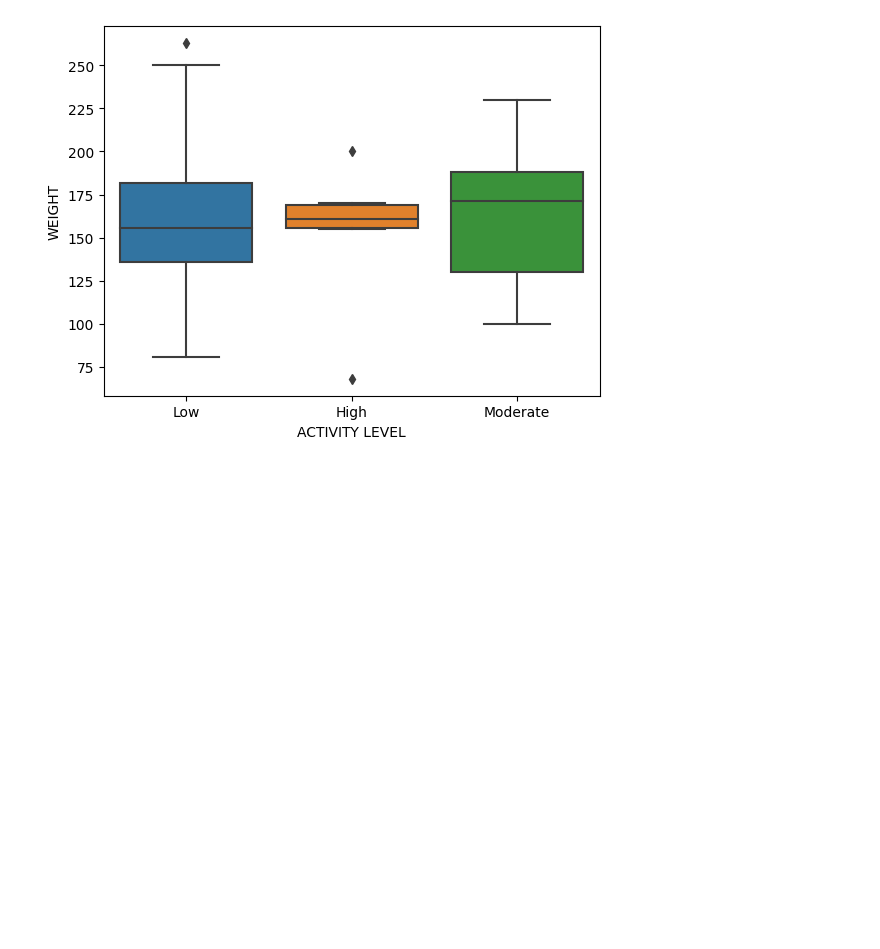
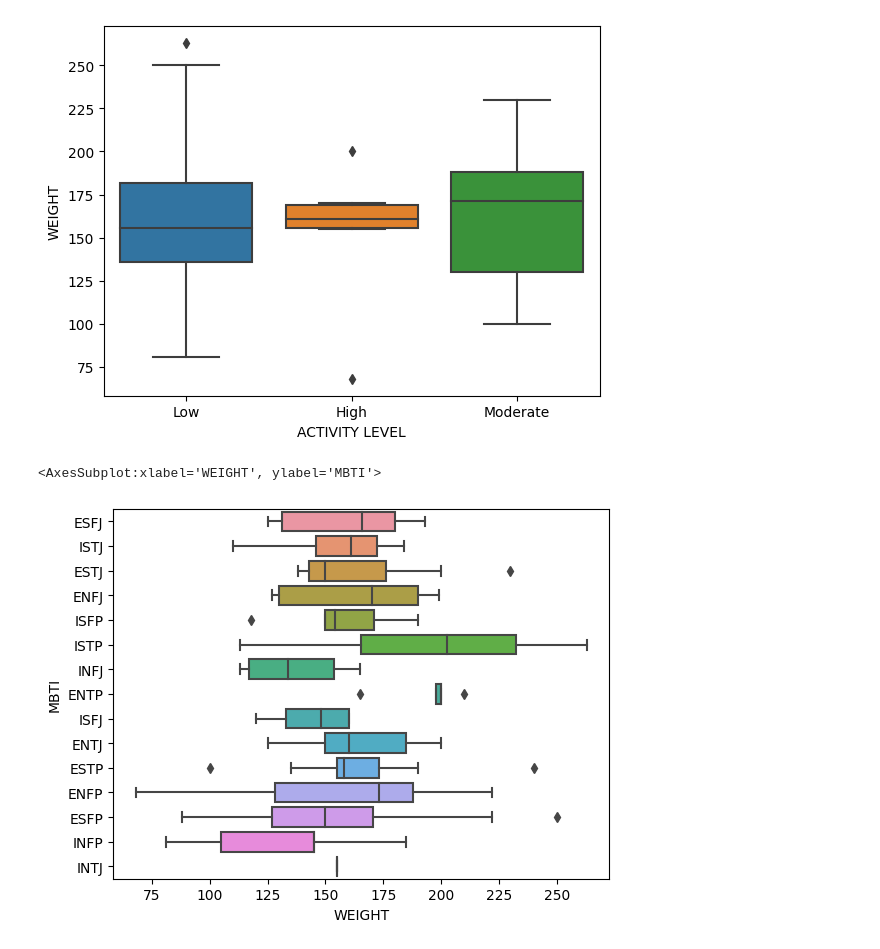
Before and after one commit to ortizfram/Correlation-Posture-VS-Personality-Trait, a Jupyter notebook: correlation.ipynb, the cells around one changed output. Saved outputs shown, nothing was run; the diff lists cells and outputs as text; code cells hidden in the pictures; blank space fills up the shorter version.

```diff
--- a/correlation.ipynb
+++ b/correlation.ipynb
@@ -156,3 +156,8 @@ sns.boxplot(x = df["ACTIVITY LEVEL"], y = df.WEIGHT)
 # %% [output]
 <AxesSubplot:xlabel='ACTIVITY LEVEL', ylabel='WEIGHT'>
 [figure]
+# %%
+sns.boxplot(x = df.WEIGHT, y = df["MBTI"])
+# %% [output]
+<AxesSubplot:xlabel='WEIGHT', ylabel='MBTI'>
+[figure, added]
```
Also changed, not shown: parts of 3 cells of this notebook.
